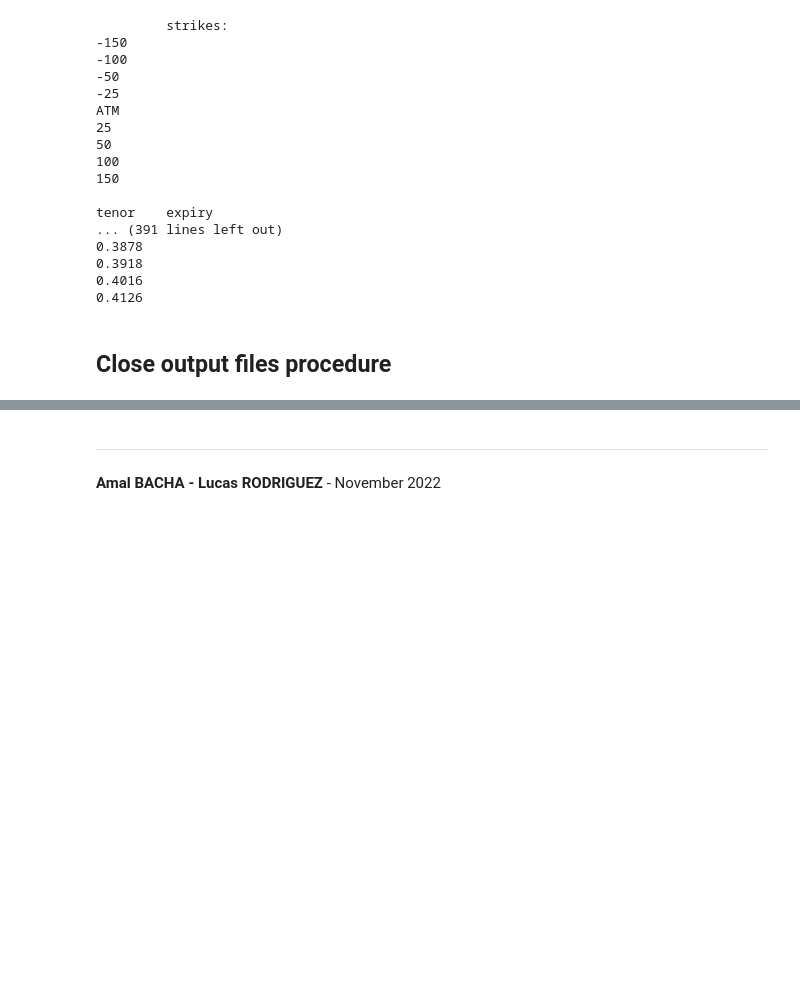
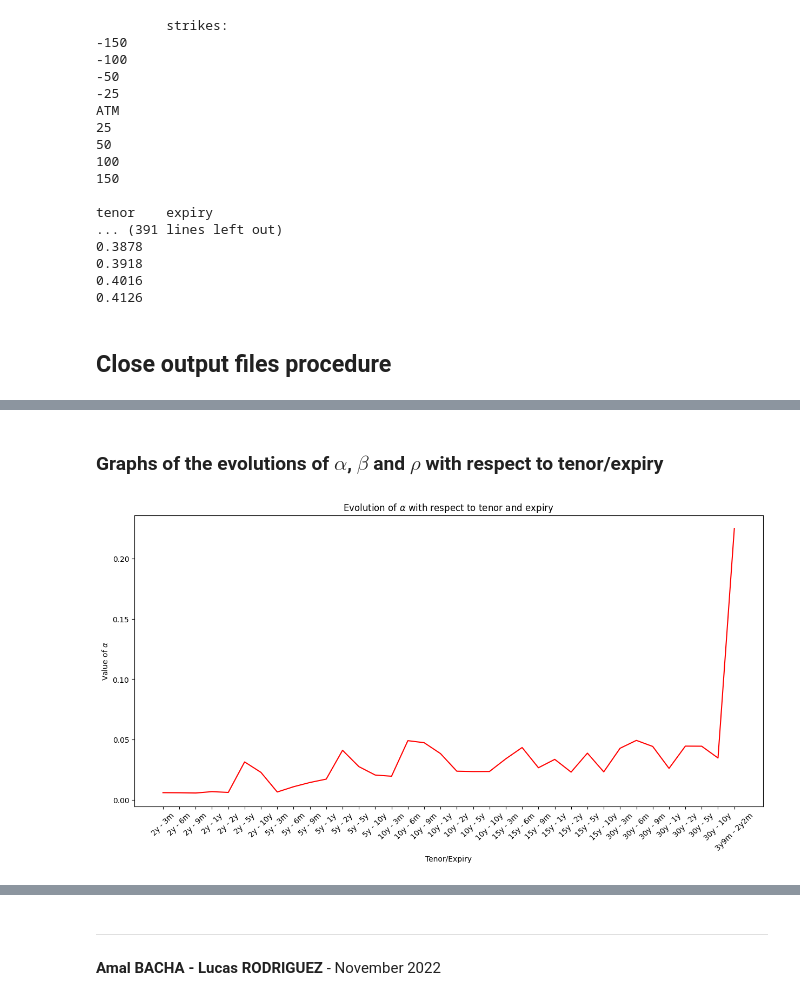
Before and after one commit to lcsrodriguez/SABR_Volatility-Rates, a Jupyter notebook: main.ipynb, the cells around one changed output, grey strips where cells are left out. Drawn from its saved outputs; the diff is of its cells as text; code cells hidden in the pictures; blank space fills up the shorter version.

Commit message:
Adding graphs for alpha, beta and gamma

```diff
--- a/main.ipynb
+++ b/main.ipynb
@@ -339,0 +345,5 @@ parameters.close()
+# %%
+outvol = pd.read_csv("outvol.csv", sep=";")
+vol_diff = pd.read_csv("vol_diff.csv", sep=";")
+parameters = pd.read_csv("parameters.csv", sep=";", index_col=False)
+parameters.set_index(["tenor", "expiry"], inplace=True)
@@ -339,0 +360,15 @@ parameters.close()
+# %%
+INDEX = list(parameters.index)
+INDEX_LABELS = [k[0] + " - " + k[1] for k in INDEX]
+INDEX_RANGE = list(range(len(parameters)))
+# %% [markdown]
+### Graphs of the evolutions of $\alpha$, $\beta$ and $\rho$ with respect to tenor/expiry
+# %%
+plt.figure(figsize=(15, 7))
+_ = parameters["alpha"].plot(color="red", rot=45)
+_ = plt.title(r"Evolution of $\alpha$ with respect to tenor and expiry")
+_ = plt.xlabel("Tenor/Expiry")
+_ = plt.ylabel(r"Value of $\alpha$")
+_ = plt.xticks(INDEX_RANGE, INDEX_LABELS)
+# %% [output]
+[figure, added]
```
Also changed, not shown: parts of 10 cells of this notebook.
